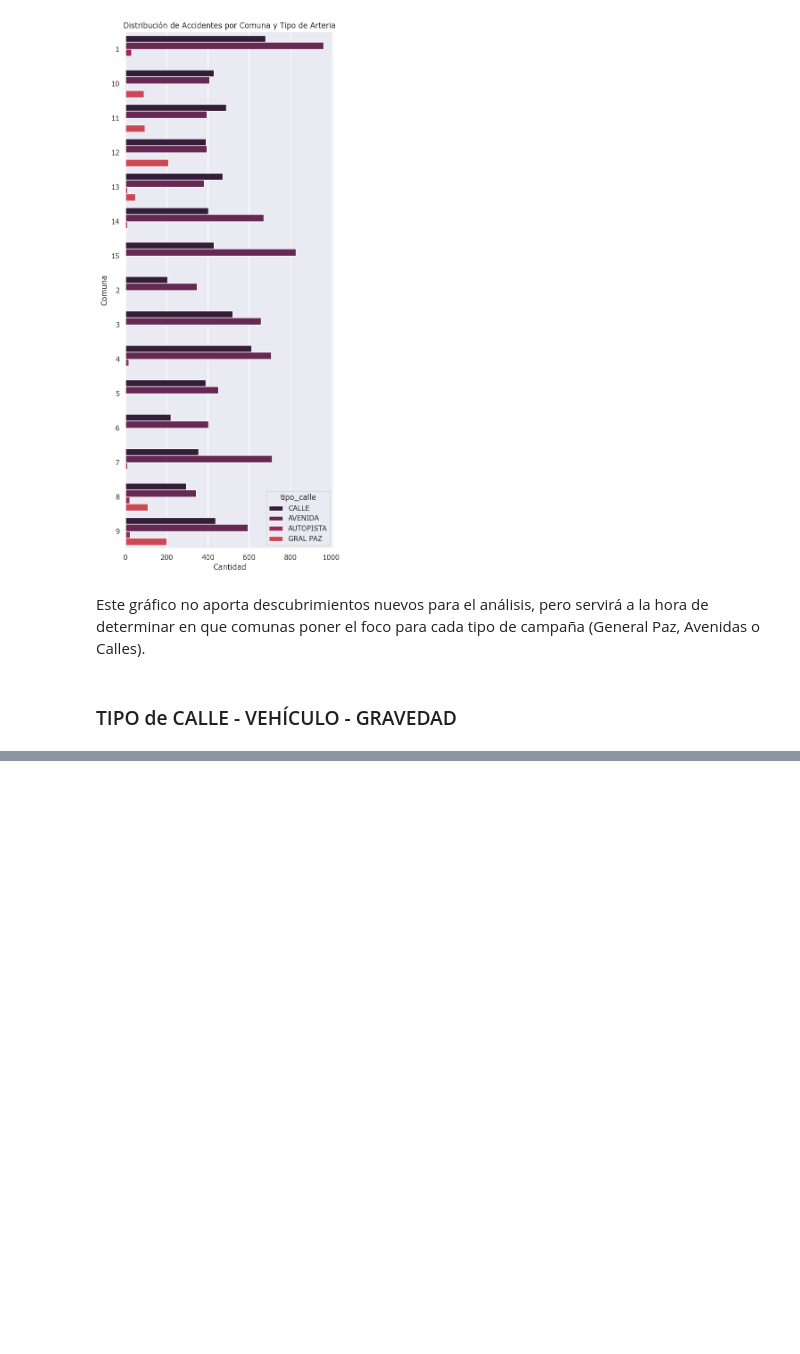
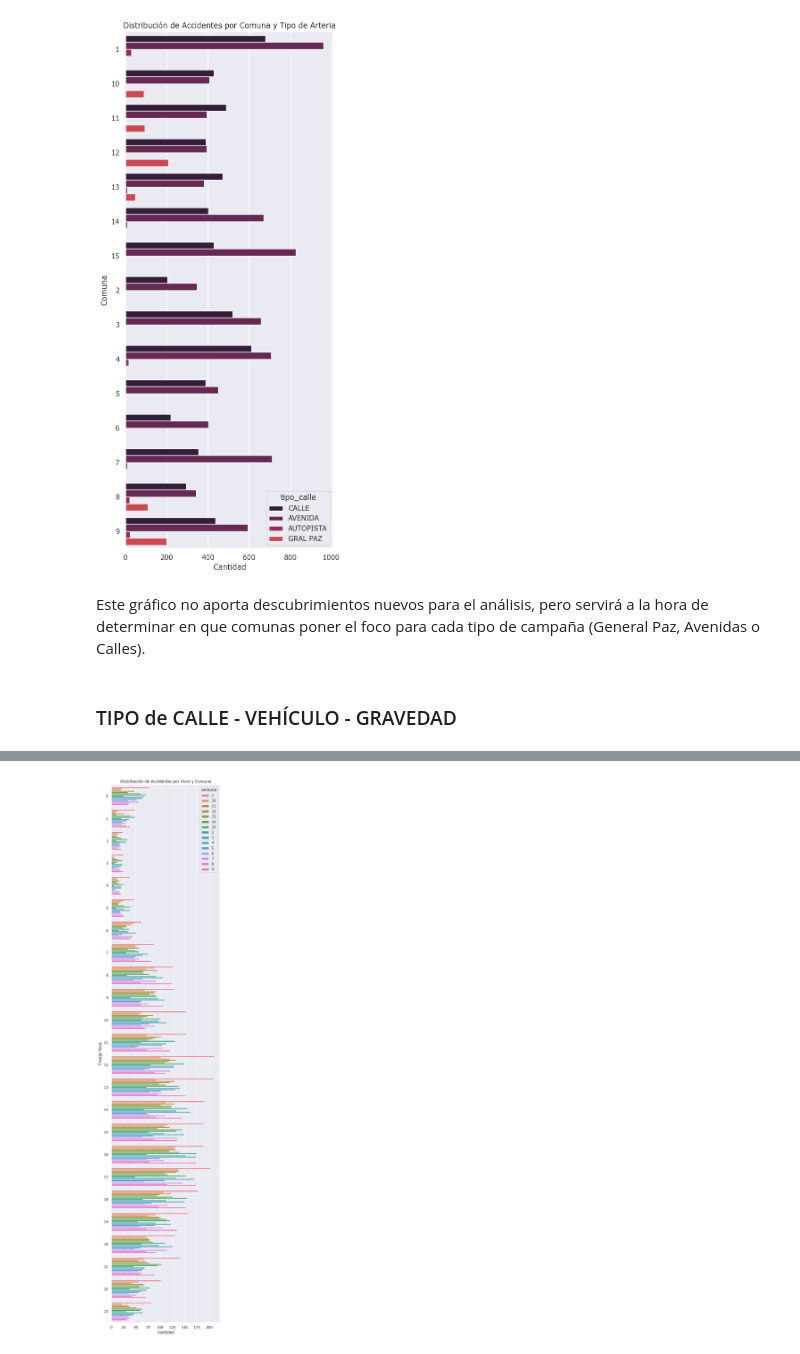
Before and after one commit to chelo1003/Henry_PI2_Accidentes, a Jupyter notebook: EDA/3_EDA_analisis.ipynb, the cells around one changed output, grey strips where cells are left out. Saved outputs shown, nothing was run; the diff lists cells and outputs as text; code cells hidden in the pictures; blank space fills up the shorter version.

```diff
--- a/EDA/3_EDA_analisis.ipynb
+++ b/EDA/3_EDA_analisis.ipynb
@@ -473,0 +623,5 @@ Este gráfico no aporta descubrimientos nuevos para el análisis, pero servirá
+# %%
+hora_comuna = df_accidentes[["franja_hora", "comuna"]]
+hora_comuna.drop(hora_comuna[hora_comuna['comuna'] == 'SD'].index, inplace=True)
+hora_comuna.sort_values(by=["franja_hora", "comuna"], inplace=True)
+hora_comuna
@@ -473,0 +650,10 @@ Este gráfico no aporta descubrimientos nuevos para el análisis, pero servirá
+# %%
+plt.figure(figsize=(6,30))
+sns.set_theme(style="darkgrid",palette='rocket',font="Verdana",font_scale=1)
+sns.countplot(data=hora_comuna, y="franja_hora", hue="comuna")
+plt.title('Distribución de Accidentes por Hora y Comuna')
+plt.xlabel('Cantidad')
+plt.ylabel("Franja Hora")
+plt.show()
+# %% [output]
+[figure, added]
```
Also changed, not shown: parts of 32 cells of this notebook.
